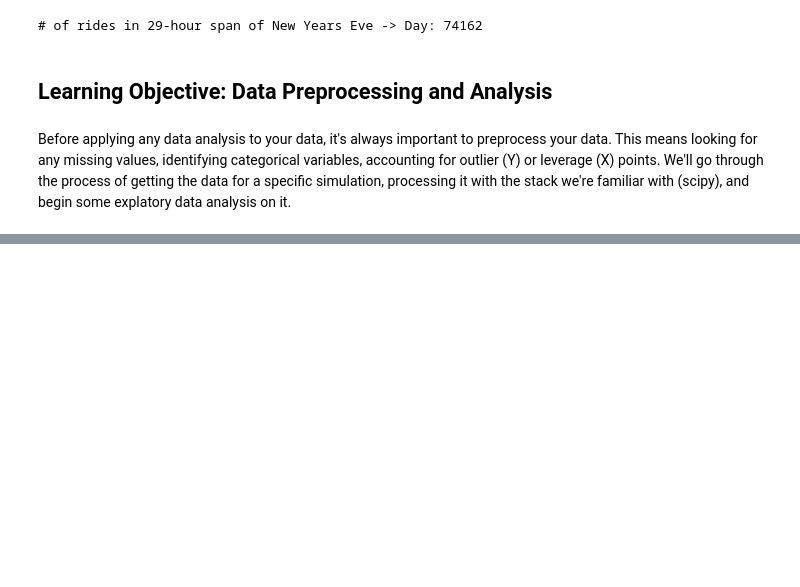
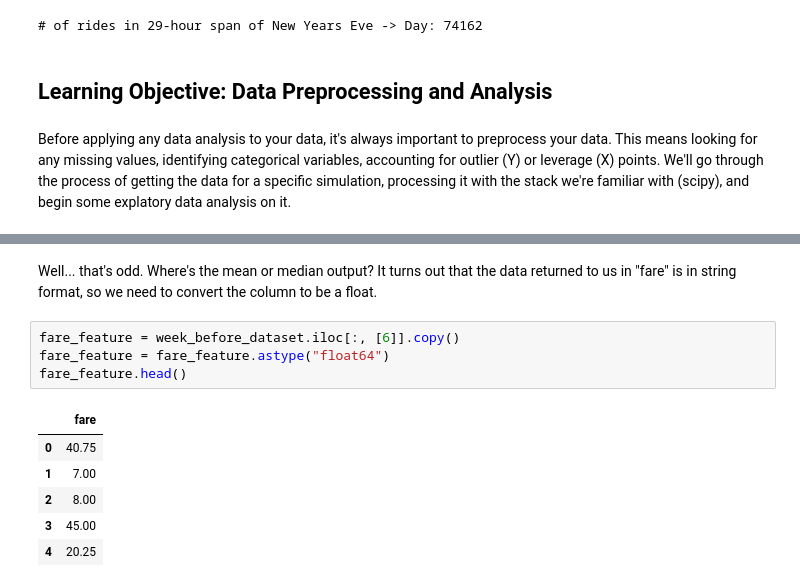
Before and after one commit to acmillinoistech/lyftstarter, a Jupyter notebook: Lyft HackNight - Python Starter Notebook.ipynb, the cells around one changed output, grey strips where cells are left out. Saved outputs shown, nothing was run; the diff lists cells and outputs as text; blank space fills up the shorter version.

```diff
--- a/Lyft HackNight - Python Starter Notebook.ipynb
+++ b/Lyft HackNight - Python Starter Notebook.ipynb
@@ -231,0 +309,13 @@ Before applying any data analysis to your data, it's always important to preproc
+# %% [markdown]
+Well... that's odd. Where's the mean or median output? It turns out that the data returned to us in "fare" is in string format, so we need to convert the column to be a float.
+# %%
+fare_feature = week_before_dataset.iloc[:, [6]].copy()
+fare_feature = fare_feature.astype("float64")
+fare_feature.head()
+# %% [output]
+|  | fare |
+| 0 | 40.75 |
+| 1 | 7.00 |
+| 2 | 8.00 |
+| 3 | 45.00 |
+| 4 | 20.25 |
```
Also changed, not shown: parts of 23 cells of this notebook.
